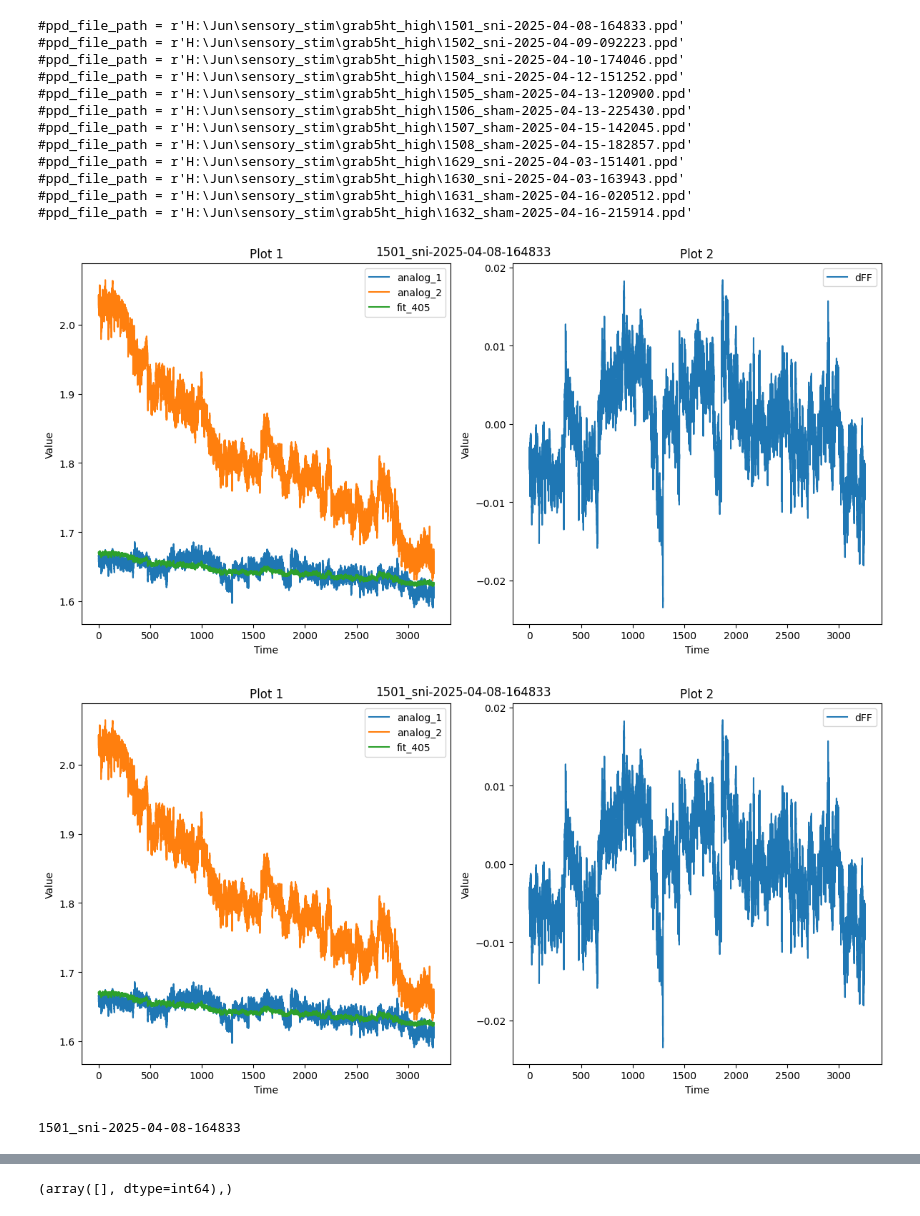
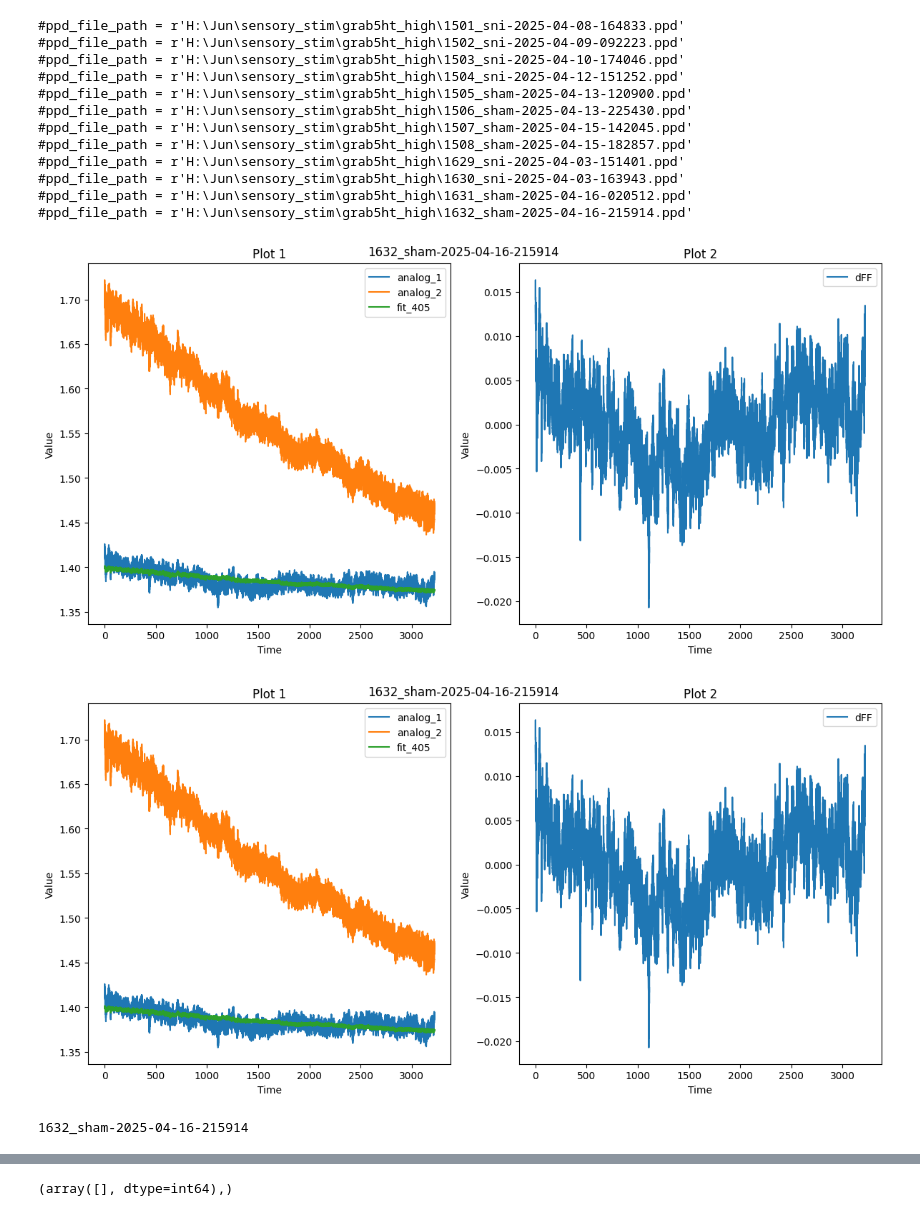
Before and after one commit to junhuang7/nevian_lab, a Jupyter notebook: sensory_stim_analysis/sens_FP_analysis-single.ipynb, the cells around one changed output, grey strips where cells are left out. Cells and saved outputs as stored; diff of their text form; code cells hidden in the pictures.

```diff
--- a/sensory_stim_analysis/sens_FP_analysis-single.ipynb
+++ b/sensory_stim_analysis/sens_FP_analysis-single.ipynb
@@ -103,7 +103,7 @@ sampling_rate = 130
 #ppd_file_path = r'H:\Jun\sensory_stim\grab5ht\sham\1631_sham-2025-01-21-150804.ppd'
 #ppd_file_path = r'H:\Jun\sensory_stim\grab5ht\sham\1632_sham-2025-01-21-161846.ppd'
 
-ppd_file_path = r'H:\Jun\sensory_stim\grab5ht_high\1501_sni-2025-04-08-164833.ppd'
+#ppd_file_path = r'H:\Jun\sensory_stim\grab5ht_high\1501_sni-2025-04-08-164833.ppd'
 #ppd_file_path = r'H:\Jun\sensory_stim\grab5ht_high\1502_sni-2025-04-09-092223.ppd'
 #ppd_file_path = r'H:\Jun\sensory_stim\grab5ht_high\1503_sni-2025-04-10-174046.ppd'
 #ppd_file_path = r'H:\Jun\sensory_stim\grab5ht_high\1504_sni-2025-04-12-151252.ppd'
@@ -114,7 +114,7 @@ ppd_file_path = r'H:\Jun\sensory_stim\grab5ht_high\1501_sni-2025-04-08-164833.pp
 #ppd_file_path = r'H:\Jun\sensory_stim\grab5ht_high\1629_sni-2025-04-03-151401.ppd'
 #ppd_file_path = r'H:\Jun\sensory_stim\grab5ht_high\1630_sni-2025-04-03-163943.ppd'
 #ppd_file_path = r'H:\Jun\sensory_stim\grab5ht_high\1631_sham-2025-04-16-020512.ppd'
-#ppd_file_path = r'H:\Jun\sensory_stim\grab5ht_high\1632_sham-2025-04-16-215914.ppd'
+ppd_file_path = r'H:\Jun\sensory_stim\grab5ht_high\1632_sham-2025-04-16-215914.ppd'
 
 # Extract the filename without the extension
 filename = os.path.splitext(os.path.basename(ppd_file_path))[0]
@@ -238,42 +238,42 @@ ax2.legend()
 plt.tight_layout()
 
 # Set the figure title
 fig.suptitle(filename)
 
 # Save the figure as PNG with 300 dpi
 save_path = os.path.join(os.path.dirname(ppd_file_path), filename + '.png')
 fig.savefig(save_path, dpi=300)
 
 # Display the plots
 plt.show()
 
 
 # Index of np.diff(data['digital_1']) bigger than 0.5 or smaller than -0.5
 index_on = np.where(np.diff(data['digital_1']) > 0.5)
 index_on = np.array(index_on)
 
 index_off = np.where(np.diff(data['digital_1']) < -0.5)
 index_off = np.array(index_off)
 
 ttl_duration = index_off - index_on
 
 indexes_to_remove = np.where(ttl_duration[0] < 20)
 
 index_on_new = np.delete(index_on, indexes_to_remove)
 index_off_new = np.delete(index_off, indexes_to_remove)
 ttl_duration_new = np.delete(ttl_duration, indexes_to_remove)
 
 time_on_new = index_on_new/sampling_rate
 # %% [output]
-[figure, old version]
+[figure, new version]
-[figure, old version]
+[figure, new version]
 # %%
 vector = np.arange(index_on_new[0], index_on_new[0]+len(index_on_new)/2*60*130, 30*130)
 print(filename)
 np.round((index_on_new-vector)/130)
 mouse_name = filename[:9]
 # %% [output]
-1501_sni-2025-04-08-164833
+1632_sham-2025-04-16-215914
 # %%
 np.diff(np.round(time_on_new))-30
 # %% [output]
```
Also changed, not shown: parts of 6 cells of this notebook.
